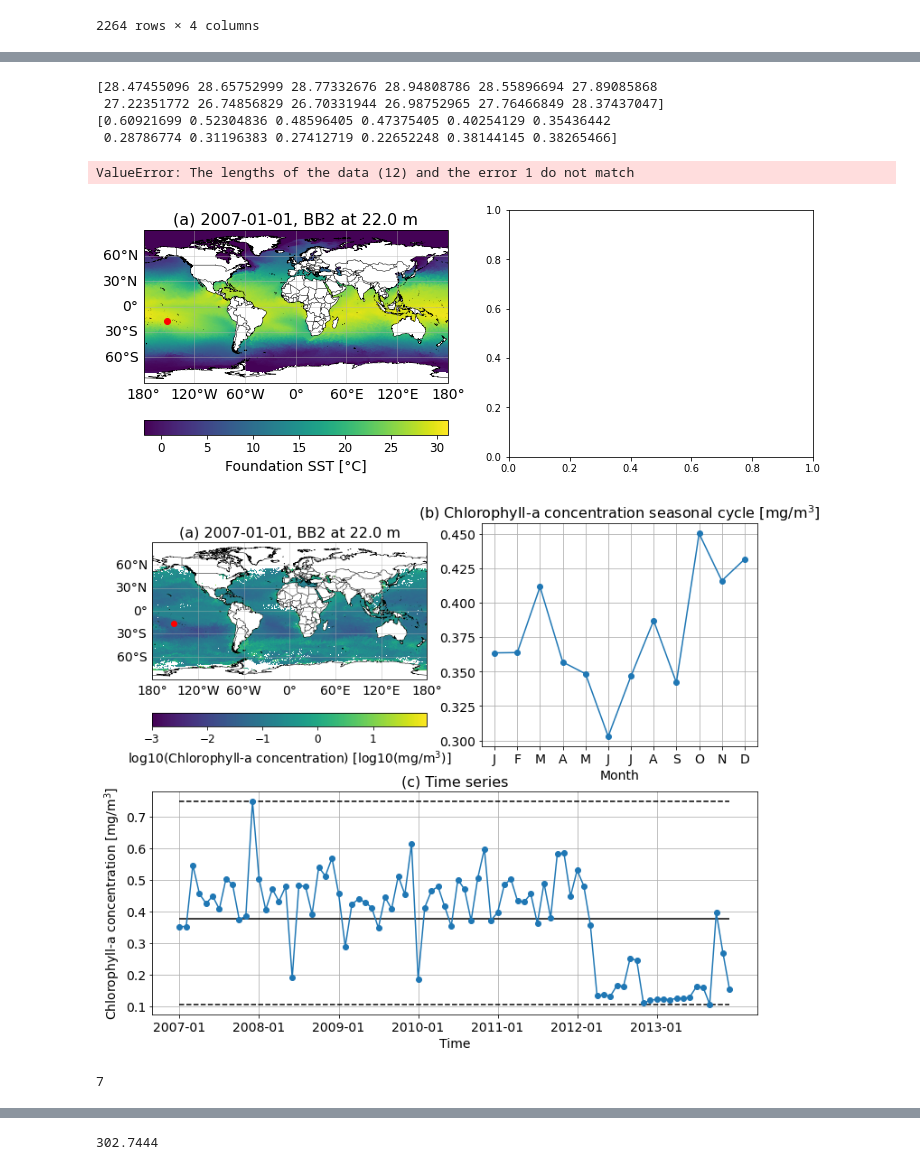
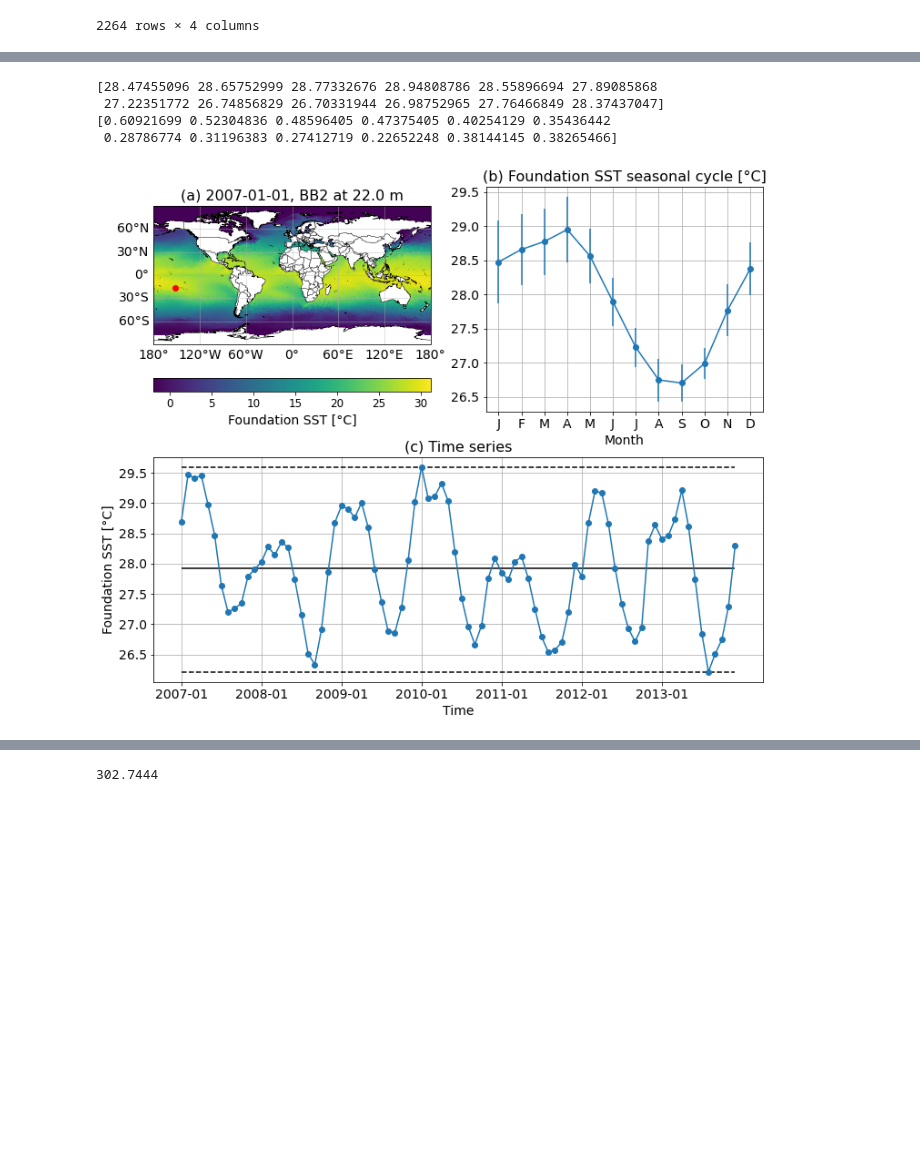
Before and after one commit to agonmer/sat4sediments, a Jupyter notebook: extract_temporal_stats.ipynb, the cells around one changed output, grey strips where cells are left out. Drawn from its saved outputs; the diff is of its cells as text; code cells hidden in the pictures; blank space fills up the shorter version.

Commit message:
std on the plot of the seasonal cycle added

```diff
--- a/extract_temporal_stats.ipynb
+++ b/extract_temporal_stats.ipynb
@@ -212,38 +212,37 @@ ax1.set_title('(a) ' + str_start+', '+sf0+' at '+str(wd0)+' m', fontsize=16)
 ax2 = fig.add_subplot(2,2,2)
 #ax2.plot(np.arange(1,13),sst_seasonal_cycle-273.15,'o-')
 sst_years = sst_t.reshape((nyears,12))
-sst_mean_seasonal = np.mean(sst_years,axis=0)-273.15; print(sst_mean_seasonal)
-sst_std_seasonal = np.std(sst_years,axis=0); print(sst_std_seasonal)
-ax2.errorbar(np.arange(1,13),sst_mean_seasonal,sst_std_seasonal,'o-')
+sst_mean_seasonal = np.mean(sst_years,axis=0)-273.15
+sst_std_seasonal = np.std(sst_years,axis=0)
+ax2.errorbar(np.arange(1,13),sst_mean_seasonal,sst_std_seasonal,fmt='o-')
 ax2.tick_params(axis='both',labelsize=14)
 ax2.set_title('(b) Foundation SST seasonal cycle [°C]', fontsize=16)
 ax2.set_xlabel('Month',fontsize=14)
 ax2.set_xticks(np.arange(1,13))
 ax2.set_xticklabels(['J','F','M','A','M','J','J','A','S','O','N','D'])
 plt.grid()
 
 ax3 = fig.add_subplot(2,1,2)
 ax3.plot(time_series,sst_t-273.15,'o-')
 ax3.tick_params(axis='both',labelsize=14)
 ax3.set_ylabel('Foundation SST [°C]',fontsize=14)
 ax3.set_xlabel('Time',fontsize=14)
 ax3.set_xticks(np.arange(0,len(sst_series),12))
 ax3.set_xticklabels(time_series[::12])
 ax3.set_title('(c) Time series', fontsize=16)
 plt.grid()
 ax3.hlines(sst_max-273.15,time_series[0],time_series[-1],colors='k',linestyles='dashed')
 ax3.hlines(sst_min-273.15,time_series[0],time_series[-1],colors='k',linestyles='dashed')
 ax3.hlines(sst_avg-273.15,time_series[0],time_series[-1],colors='k',linestyles='solid')
 
 figure_name = 'map_time_series_sst_'+sf0+'_'+str(wd0)+'.png'
 plt.savefig(figure_name,bbox_inches='tight')
 # %% [output]
 [28.47455096 28.65752999 28.77332676 28.94808786 28.55896694 27.89085868
  27.22351772 26.74856829 26.70331944 26.98752965 27.76466849 28.37437047]
 [0.60921699 0.52304836 0.48596405 0.47375405 0.40254129 0.35436442
  0.28786774 0.31196383 0.27412719 0.22652248 0.38144145 0.38265466]
-ValueError: The lengths of the data (12) and the error 1 do not match
-[figure, old version]
+[figure, new version]
 # %%
 fig = plt.figure(figsize=(12,10))
 
@@ -259,7 +258,11 @@ cbar1.set_label('log10(Chlorophyll-a concentration) [log10(mg/m$^3$)]',size=14)
 ax1.set_title('(a) ' + str_start+', '+sf0+' at '+str(wd0)+' m', fontsize=16)
 
 ax2 = fig.add_subplot(2,2,2)
-ax2.plot(np.arange(1,13),chla_seasonal_cycle,'o-')
+#ax2.plot(np.arange(1,13),chla_seasonal_cycle,'o-')
+chla_years = chla_t.reshape((nyears,12))
+chla_mean_seasonal = np.mean(chla_years,axis=0)
+chla_std_seasonal = np.std(chla_years,axis=0)
+ax2.errorbar(np.arange(1,13),chla_mean_seasonal,chla_std_seasonal,fmt='o-')
 ax2.tick_params(axis='both',labelsize=14)
 ax2.set_title('(b) Chlorophyll-a concentration seasonal cycle [mg/m$^3$]', fontsize=16)
 ax2.set_xlabel('Month',fontsize=14)
@@ -282,9 +285,3 @@ ax3.hlines(chla_avg,time_series[0],time_series[-1],colors='k',linestyles='solid'
 
 figure_name = 'map_time_series_chla_'+sf0+'_'+str(wd0)+'.png'
 plt.savefig(figure_name,bbox_inches='tight')
-# %% [output]
-[figure, removed]
-# %%
-print(nyears)
-# %% [output]
-7
```
Also changed, not shown: parts of 1 cell of this notebook.
